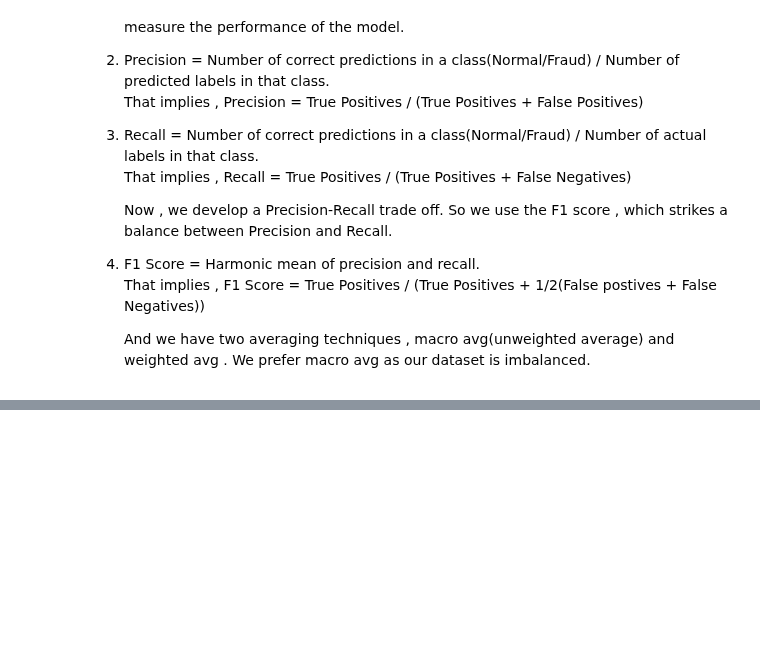
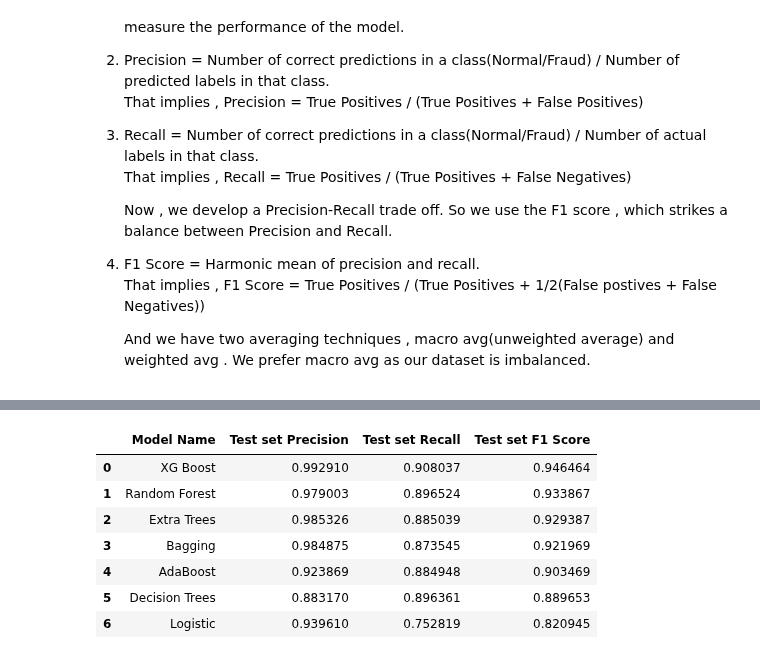
Before and after one commit to PHNPR/Credit-Card-Fraud-Detection, a Jupyter notebook: Credit Card Fraud.ipynb, the cells around one changed output, grey strips where cells are left out. Cells and saved outputs as stored; diff of their text form; code cells hidden in the pictures; blank space fills up the shorter version.

```diff
--- a/Credit Card Fraud.ipynb
+++ b/Credit Card Fraud.ipynb
@@ -616,0 +165,19 @@ weighted avg       1.00      1.00      1.00     55133
+# %%
+classifiers = {
+    'Logistic' :
+        LogisticRegression(solver='liblinear',max_iter= 1000,random_state=4) ,
+    'Random Forest' :
+        RandomForestClassifier( criterion= 'gini' , max_samples= len(X_train) ,  random_state= 4) ,
+    'Extra Trees' :
+        ExtraTreesClassifier(max_samples= len(X_train) ,criterion= 'gini' ,bootstrap= True ,random_state= 4) ,
+    'AdaBoost' :
+        AdaBoostClassifier(n_estimators= 150 , random_state= 4) ,
+    'Bagging' :
+        BaggingClassifier(n_estimators= 20 , max_samples= len(X_train) , random_state= 4) ,
+    'Decision Trees' :
+        DecisionTreeClassifier(criterion= 'gini' , random_state= 4) ,
+    'XG Boost' :
+        XGBClassifier()
+}
+
+cf_matrix = dict.fromkeys(classifiers.keys())
@@ -616,0 +202,13 @@ weighted avg       1.00      1.00      1.00     55133
+# %%
+df = pd.DataFrame(table)
+df = df.sort_values('Test set F1 Score' , ascending= False , ignore_index= True)
+df
+# %% [output]
+|  | Model Name | Test set Precision | Test set Recall | Test set F1 Score |
+| 0 | XG Boost | 0.992910 | 0.908037 | 0.946464 |
+| 1 | Random Forest | 0.979003 | 0.896524 | 0.933867 |
+| 2 | Extra Trees | 0.985326 | 0.885039 | 0.929387 |
+| 3 | Bagging | 0.984875 | 0.873545 | 0.921969 |
+| 4 | AdaBoost | 0.923869 | 0.884948 | 0.903469 |
+| 5 | Decision Trees | 0.883170 | 0.896361 | 0.889653 |
+| 6 | Logistic | 0.939610 | 0.752819 | 0.820945 |
```
Also changed, not shown: parts of 47 cells of this notebook.
